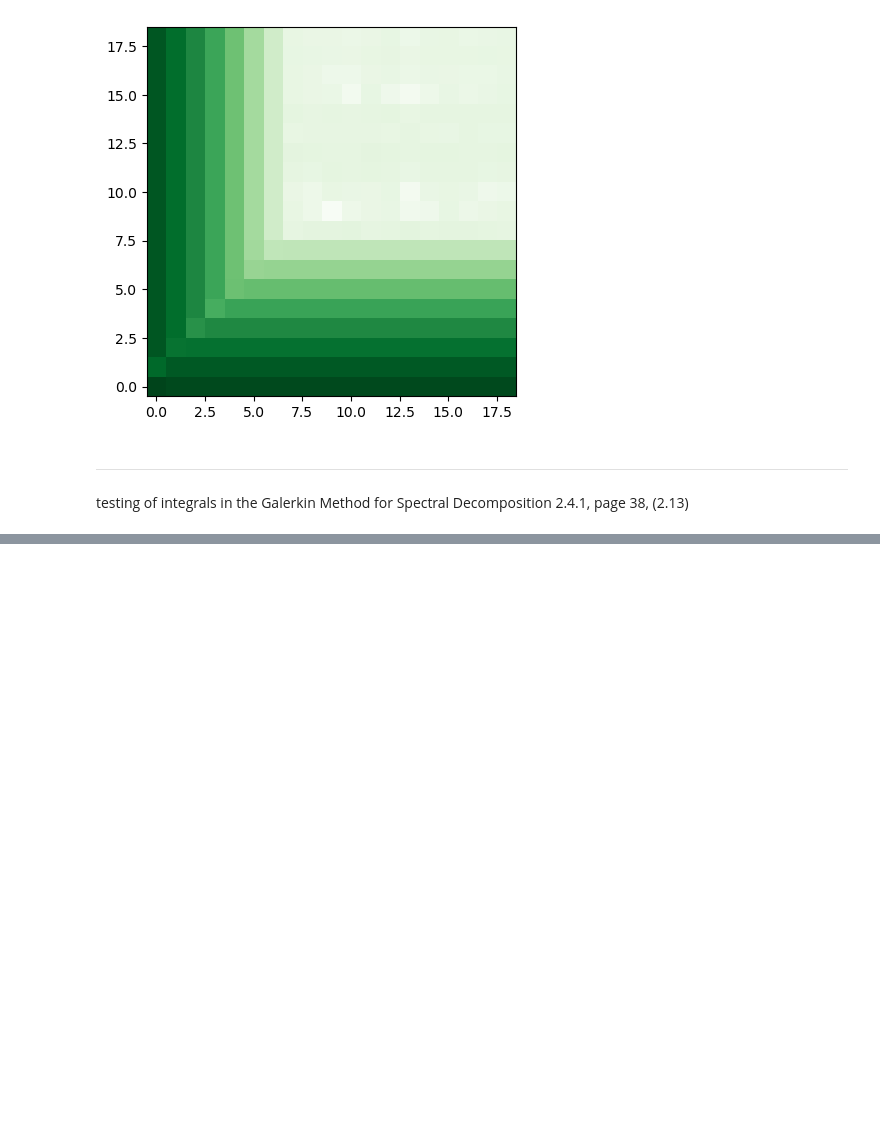
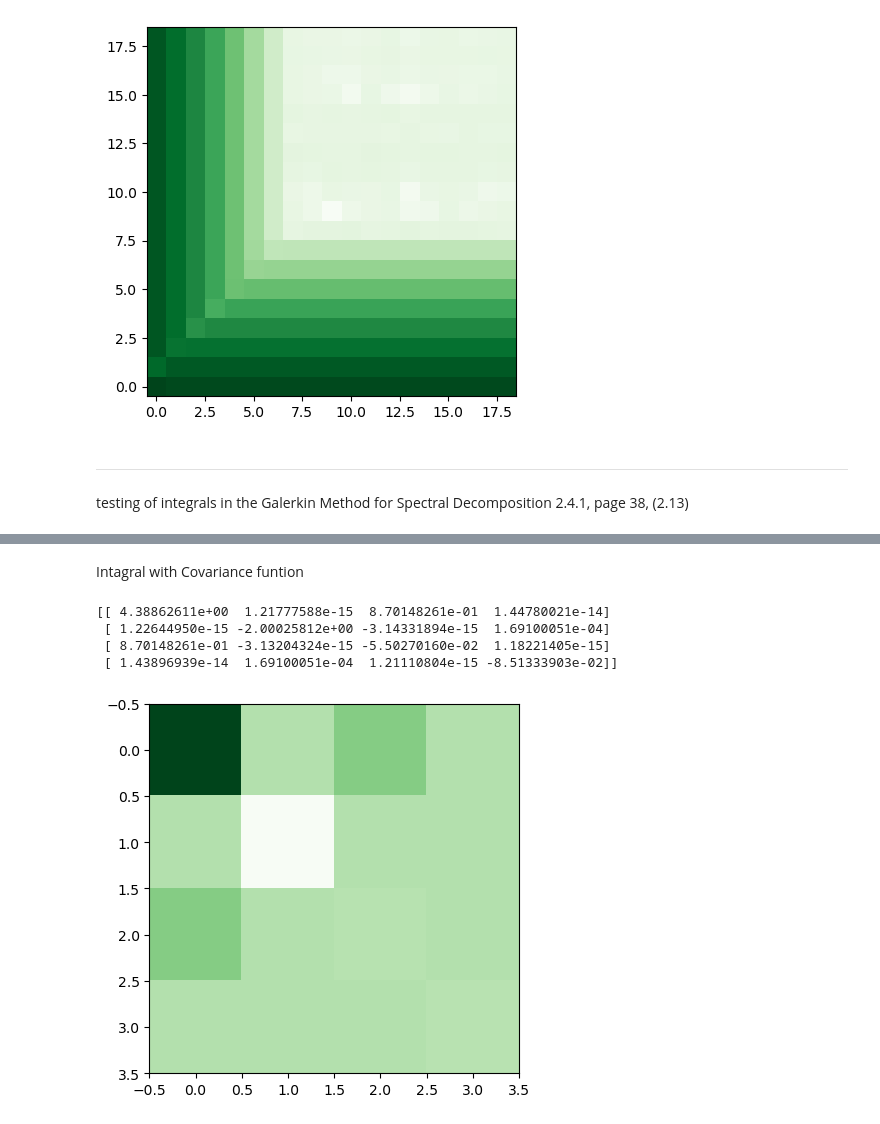
Before and after one commit to SED0280/BakalarkaCode, a Jupyter notebook: Gausova Kvadratura.ipynb, the cells around one changed output, grey strips where cells are left out. Drawn from its saved outputs; the diff is of its cells as text; code cells hidden in the pictures; blank space fills up the shorter version.

Commit message:
2D integral with Covariance funtion

```diff
--- a/Gausova Kvadratura.ipynb
+++ b/Gausova Kvadratura.ipynb
@@ -312,0 +274,36 @@ plt.show()
+# %% [markdown]
+Intagral with Covariance funtion
+# %%
+a = 0
+b = 5
+l = lambda x : kv.legendre_normal(x, 3)
+cov = lambda x,y : np.exp(np.abs(x-y))
+
+n = 50
+
+
+nodes, weights = kv.nodes_weights(n)
+
+nodes1, weights1 = nodes, weights
+nodes2, weights2 = nodes, weights
+
+nodesx, nodesy = np.meshgrid(nodes1,nodes2)
+values1 = l(nodes1)
+values2 = l(nodes2)
+
+#print(cov(nodesx, nodesy))
+
+matrix = values1 @ (cov(nodesx, nodesy) * weights2[:, np.newaxis] * weights1)@ values2.T
+print(matrix)
+
+# plot
+fig, ax = plt.subplots()
+
+ax.imshow(matrix, cmap=colormaps['Greens'])
+plt.show()
+# %% [output]
+[[ 4.38862611e+00  1.21777588e-15  8.70148261e-01  1.44780021e-14]
+ [ 1.22644950e-15 -2.00025812e+00 -3.14331894e-15  1.69100051e-04]
+ [ 8.70148261e-01 -3.13204324e-15 -5.50270160e-02  1.18221405e-15]
+ [ 1.43896939e-14  1.69100051e-04  1.21110804e-15 -8.51333903e-02]]
+[figure, added]
```
Also changed, not shown: parts of 8 cells of this notebook.
